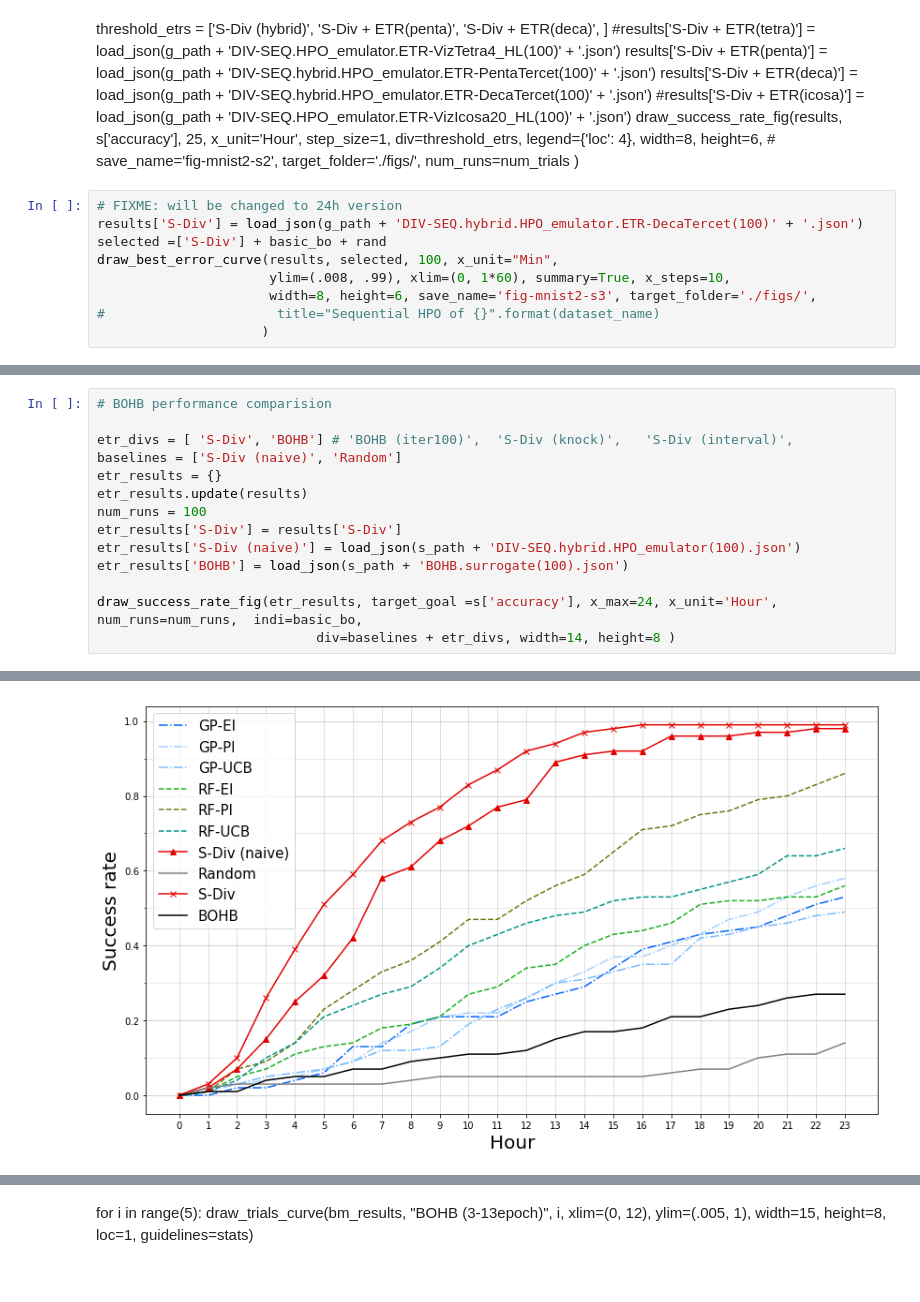
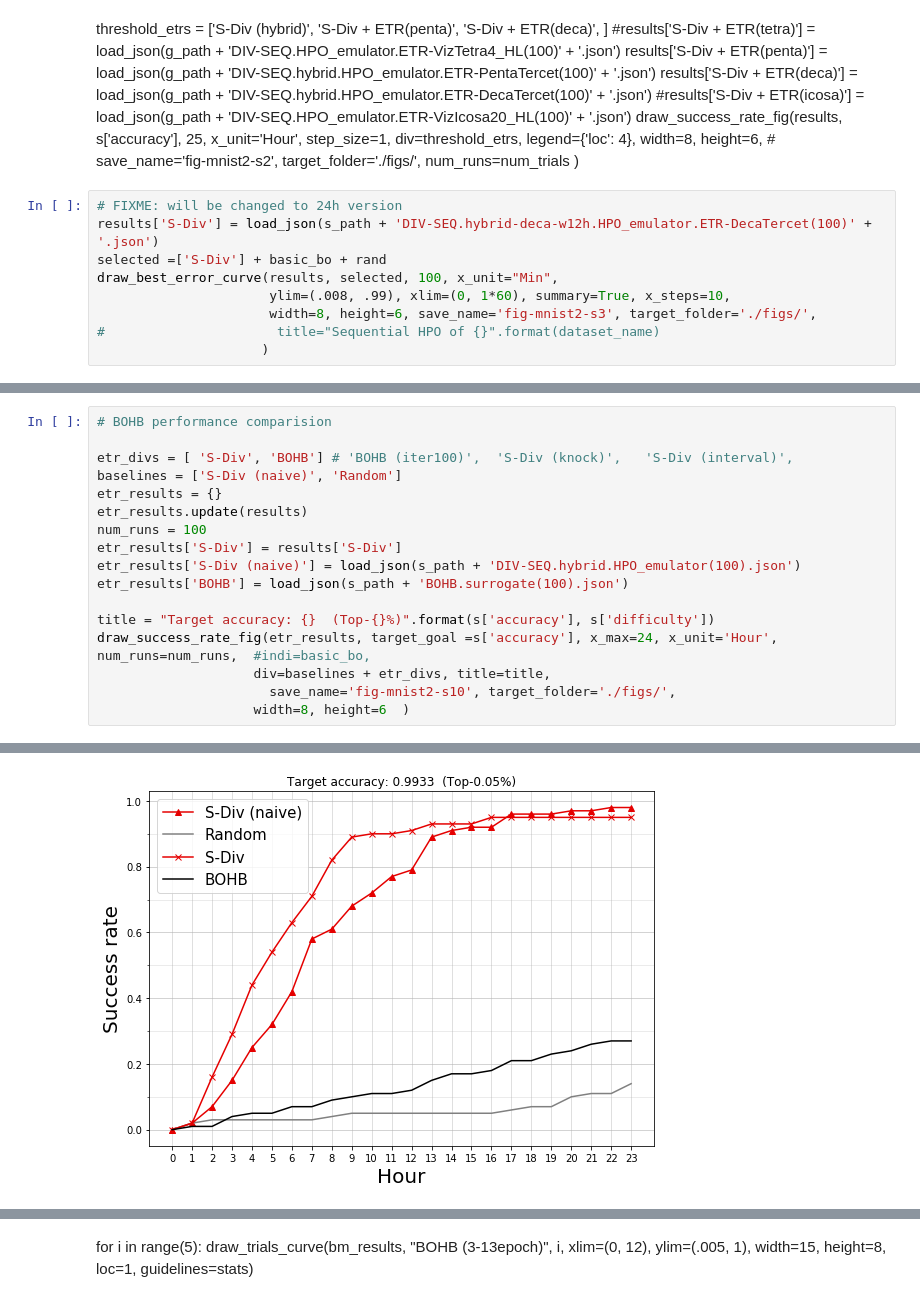
Before and after one commit to yongjinkim49/ecml, a Jupyter notebook: results/[ICML19] MINST-LeNet5(2) performance evaluation.ipynb, the cells around one changed output, grey strips where cells are left out. Saved outputs shown, nothing was run; the diff lists cells and outputs as text.

Commit message:
update for baseline training

```diff
--- a/results/[ICML19] MINST-LeNet5(2) performance evaluation.ipynb
+++ b/results/[ICML19] MINST-LeNet5(2) performance evaluation.ipynb
@@ -174,7 +191,7 @@ draw_success_rate_fig(results, s['accuracy'], 25,
                       num_runs=num_trials )
 # %%
 # FIXME: will be changed to 24h version
-results['S-Div'] = load_json(g_path + 'DIV-SEQ.hybrid.HPO_emulator.ETR-DecaTercet(100)' + '.json')
+results['S-Div'] = load_json(s_path + 'DIV-SEQ.hybrid-deca-w12h.HPO_emulator.ETR-DecaTercet(100)' + '.json')
 selected =['S-Div'] + basic_bo + rand
 draw_best_error_curve(results, selected, 100, x_unit="Min",
                       ylim=(.008, .99), xlim=(0, 1*60), summary=True, x_steps=10,
@@ -209,6 +226,9 @@ etr_results['S-Div'] = results['S-Div']
 etr_results['S-Div (naive)'] = load_json(s_path + 'DIV-SEQ.hybrid.HPO_emulator(100).json')
 etr_results['BOHB'] = load_json(s_path + 'BOHB.surrogate(100).json')
 
-draw_success_rate_fig(etr_results, target_goal =s['accuracy'], x_max=24, x_unit='Hour', num_runs=num_runs,  indi=basic_bo,
-                            div=baselines + etr_divs, width=14, height=8 )
+title = "Target accuracy: {}  (Top-{}%)".format(s['accuracy'], s['difficulty'])
+draw_success_rate_fig(etr_results, target_goal =s['accuracy'], x_max=24, x_unit='Hour', num_runs=num_runs,  #indi=basic_bo,
+                    div=baselines + etr_divs, title=title,
+                      save_name='fig-mnist2-s10', target_folder='./figs/',
+                    width=8, height=6  )
 # %% [output]
@@ -216 +235 @@ draw_success_rate_fig(etr_results, target_goal =s['accuracy'], x_max=24, x_unit=
-[figure, old version]
+[figure, new version]
```
Also changed, not shown: parts of 33 cells of this notebook, 3 other files.
